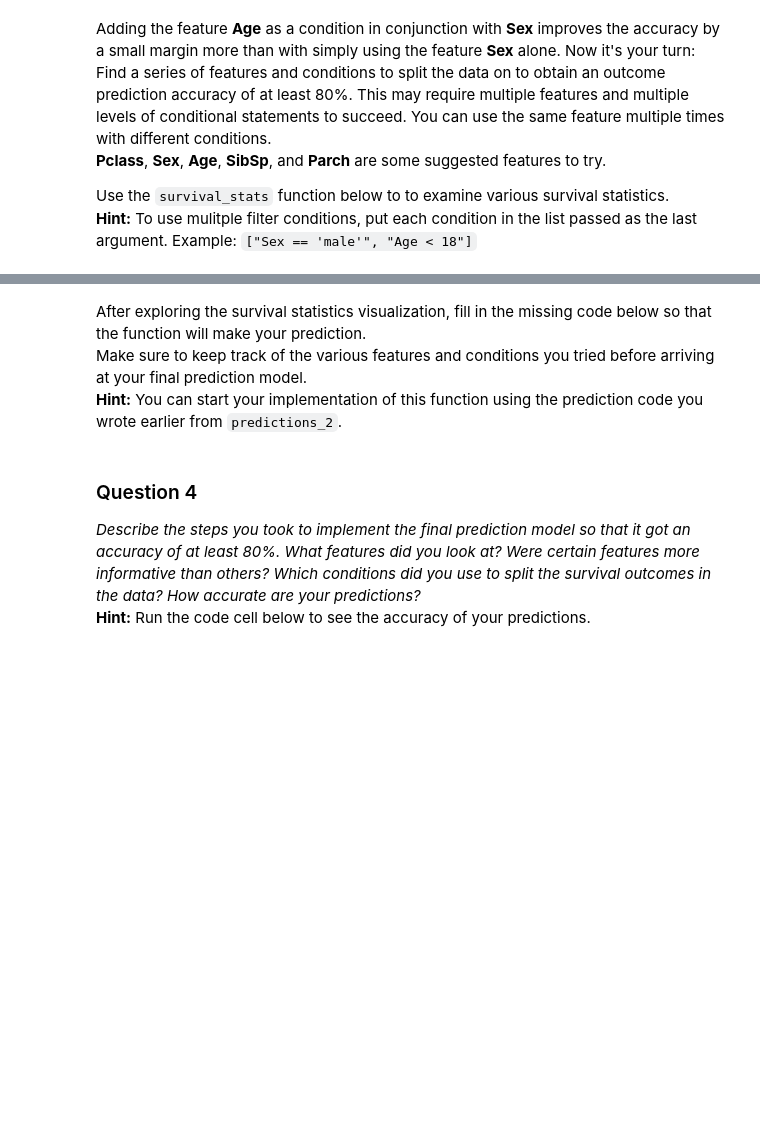
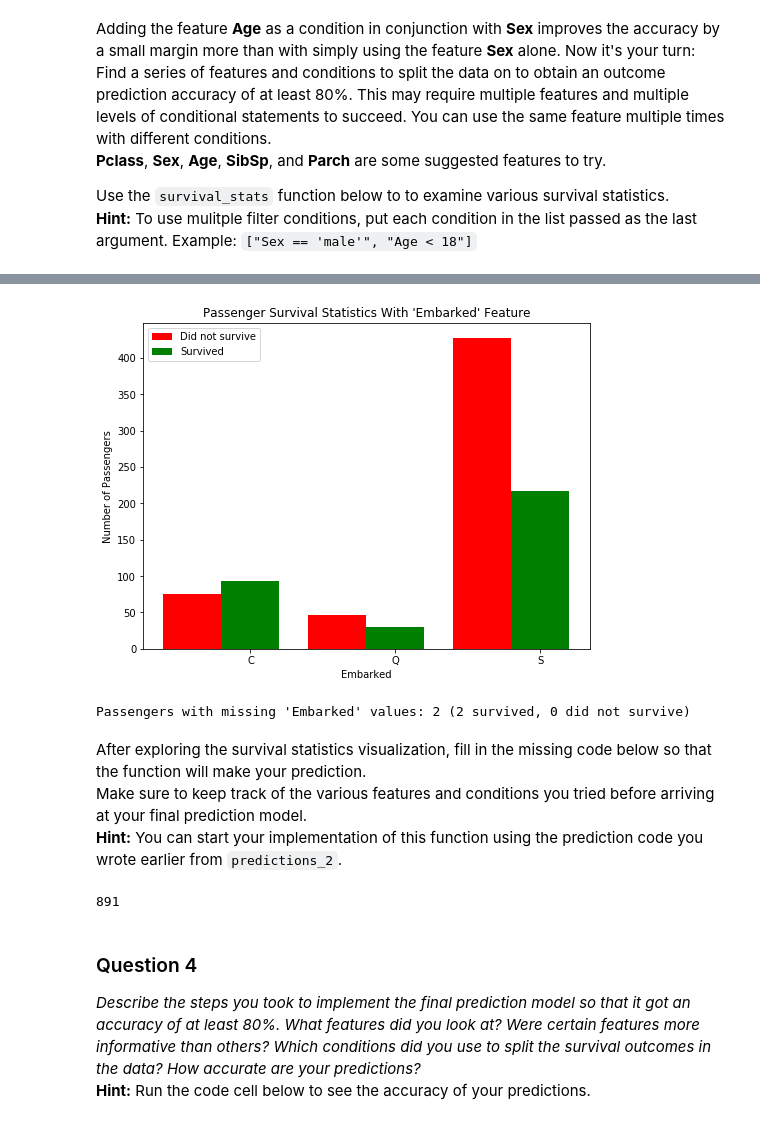
Before and after one commit to george-studenko/Titanic-Survival-Exploration, a Jupyter notebook: Titanic_Survival_Exploration.ipynb, the cells around one changed output, grey strips where cells are left out. Drawn from its saved outputs; the diff is of its cells as text; code cells hidden in the pictures; blank space fills up the shorter version.

```diff
--- a/Titanic_Survival_Exploration.ipynb
+++ b/Titanic_Survival_Exploration.ipynb
@@ -187,3 +223,8 @@ survival_stats(data, outcomes, 'Age', ["Sex == 'male'", "Age < 18"])
+# %%
+survival_stats(data, outcomes, 'Embarked')
+# %% [output]
+[figure, added]
+Passengers with missing 'Embarked' values: 2 (2 survived, 0 did not survive)
 # %% [markdown]
 After exploring the survival statistics visualization, fill in the missing code below so that the function will make your prediction.
 Make sure to keep track of the various features and conditions you tried before arriving at your final prediction model.
@@ -195,15 +236,32 @@ def predictions_3(data):
     predictions = []
     for _, passenger in data.iterrows():
 
-        # Remove the 'pass' statement below
-        # and write your prediction conditions here
-        pass
+        if(passenger['Sex']=='female'):
+            if(passenger['Pclass']==3 and passenger['Age']>=40 and passenger['Age']<=50):
+                predictions.append(0)
+            else:
+                predictions.append(1)
+
+        else:
+            if(passenger['Age']<=10):
+                predictions.append(1)
+
+#            elif(passenger["Age"]<=20):
+#                if([passenger["Pclass"]==1]):
+#                    predictions.append(1)
+#                else:
+#                    predictions.append(0)
+            else:
+                predictions.append(0)
 
     # Return our predictions
     return pd.Series(predictions)
 
 # Make the predictions
 predictions = predictions_3(data)
+len(predictions)
+# %% [output]
+891
 # %% [markdown]
 ### Question 4
 *Describe the steps you took to implement the final prediction model so that it got an accuracy of at least 80%. What features did you look at? Were certain features more informative than others? Which conditions did you use to split the survival outcomes in the data? How accurate are your predictions?*
```
Also changed, not shown: parts of 21 cells of this notebook.
